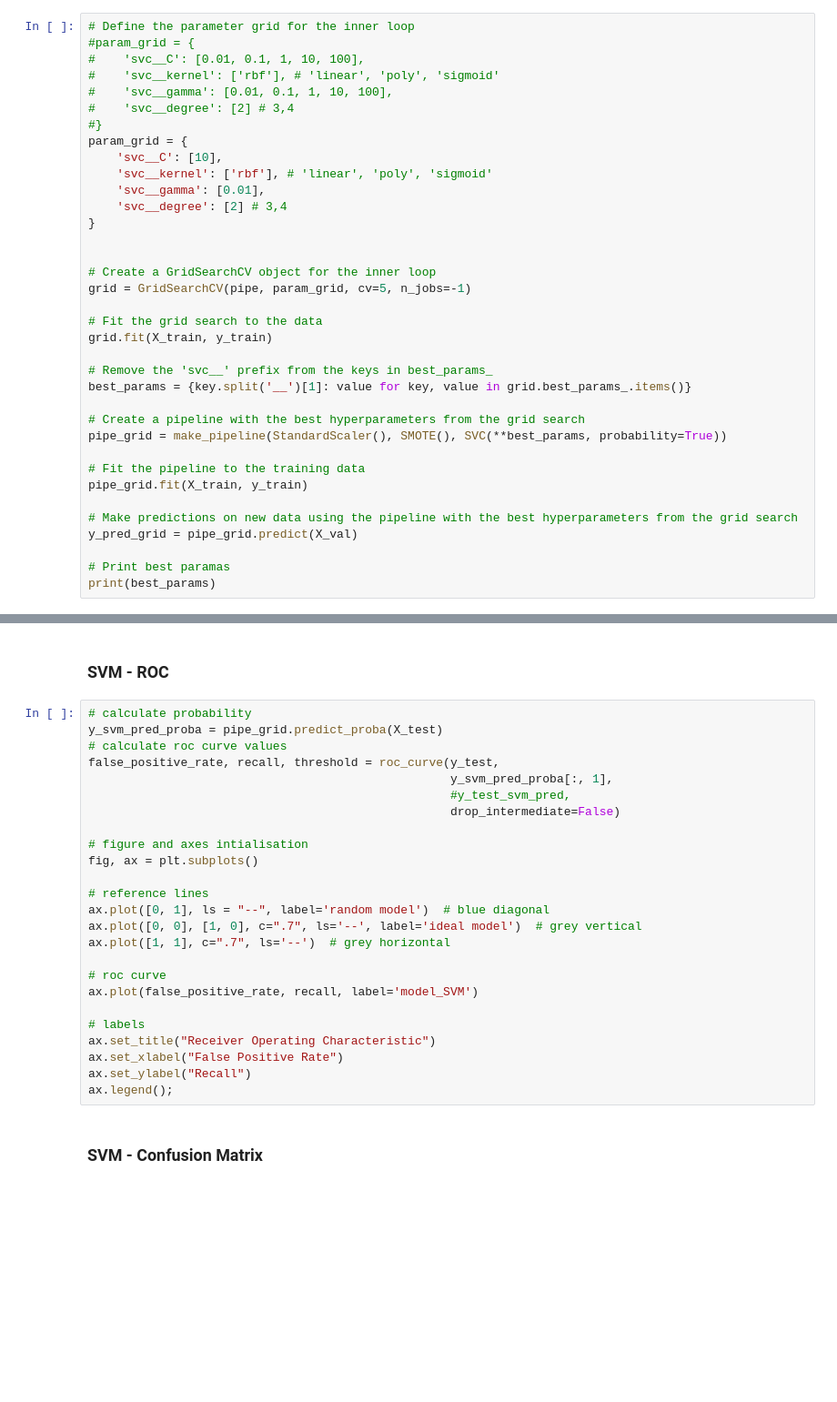
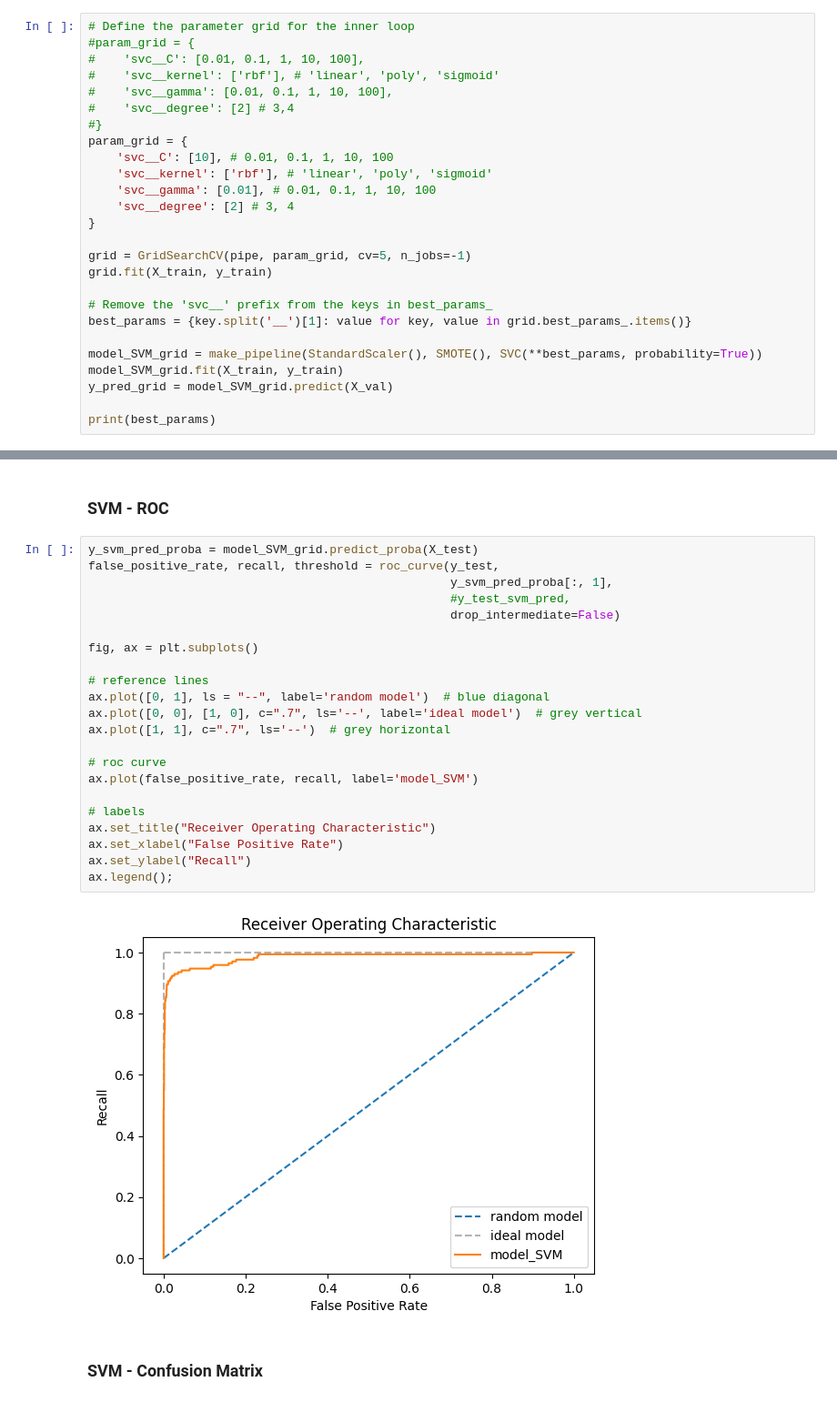
Before and after one commit to daistmarco/PredictingPulsarStar, a Jupyter notebook: PredictingPulsarStar-combined.ipynb, the cells around one changed output, grey strips where cells are left out. Shown at 91% size. Drawn from its saved outputs; the diff is of its cells as text; blank space fills up the shorter version.

```diff
--- a/PredictingPulsarStar-combined.ipynb
+++ b/PredictingPulsarStar-combined.ipynb
@@ -569,30 +596,20 @@ print(classification_report(y_pred_baseline, y_val))
 #    'svc__degree': [2] # 3,4
 #}
 param_grid = {
-    'svc__C': [10],
+    'svc__C': [10], # 0.01, 0.1, 1, 10, 100
     'svc__kernel': ['rbf'], # 'linear', 'poly', 'sigmoid'
-    'svc__gamma': [0.01],
-    'svc__degree': [2] # 3,4
+    'svc__gamma': [0.01], # 0.01, 0.1, 1, 10, 100
+    'svc__degree': [2] # 3, 4
 }
 
-
-# Create a GridSearchCV object for the inner loop
 grid = GridSearchCV(pipe, param_grid, cv=5, n_jobs=-1)
-
-# Fit the grid search to the data
 grid.fit(X_train, y_train)
 
 # Remove the 'svc__' prefix from the keys in best_params_
 best_params = {key.split('__')[1]: value for key, value in grid.best_params_.items()}
 
-# Create a pipeline with the best hyperparameters from the grid search
-pipe_grid = make_pipeline(StandardScaler(), SMOTE(), SVC(**best_params, probability=True))
+model_SVM_grid = make_pipeline(StandardScaler(), SMOTE(), SVC(**best_params, probability=True))
+model_SVM_grid.fit(X_train, y_train)
+y_pred_grid = model_SVM_grid.predict(X_val)
 
-# Fit the pipeline to the training data
-pipe_grid.fit(X_train, y_train)
-
-# Make predictions on new data using the pipeline with the best hyperparameters from the grid search
-y_pred_grid = pipe_grid.predict(X_val)
-
-# Print best paramas
 print(best_params)
@@ -607,30 +632,29 @@ pd.DataFrame(model_results)
 # %% [markdown]
 ### SVM - ROC
 # %%
-# calculate probability
-y_svm_pred_proba = pipe_grid.predict_proba(X_test)
-# calculate roc curve values
+y_svm_pred_proba = model_SVM_grid.predict_proba(X_test)
 false_positive_rate, recall, threshold = roc_curve(y_test,
                                                    y_svm_pred_proba[:, 1],
                                                    #y_test_svm_pred,
                                                    drop_intermediate=False)
 
-# figure and axes intialisation
 fig, ax = plt.subplots()
 
 # reference lines
 ax.plot([0, 1], ls = "--", label='random model')  # blue diagonal
 ax.plot([0, 0], [1, 0], c=".7", ls='--', label='ideal model')  # grey vertical
 ax.plot([1, 1], c=".7", ls='--')  # grey horizontal
 
 # roc curve
 ax.plot(false_positive_rate, recall, label='model_SVM')
 
 # labels
 ax.set_title("Receiver Operating Characteristic")
 ax.set_xlabel("False Positive Rate")
 ax.set_ylabel("Recall")
 ax.legend();
+# %% [output]
+[figure, added]
 # %% [markdown]
 ### SVM - Confusion Matrix
 # %%
```
Also changed, not shown: parts of 26 cells of this notebook.
